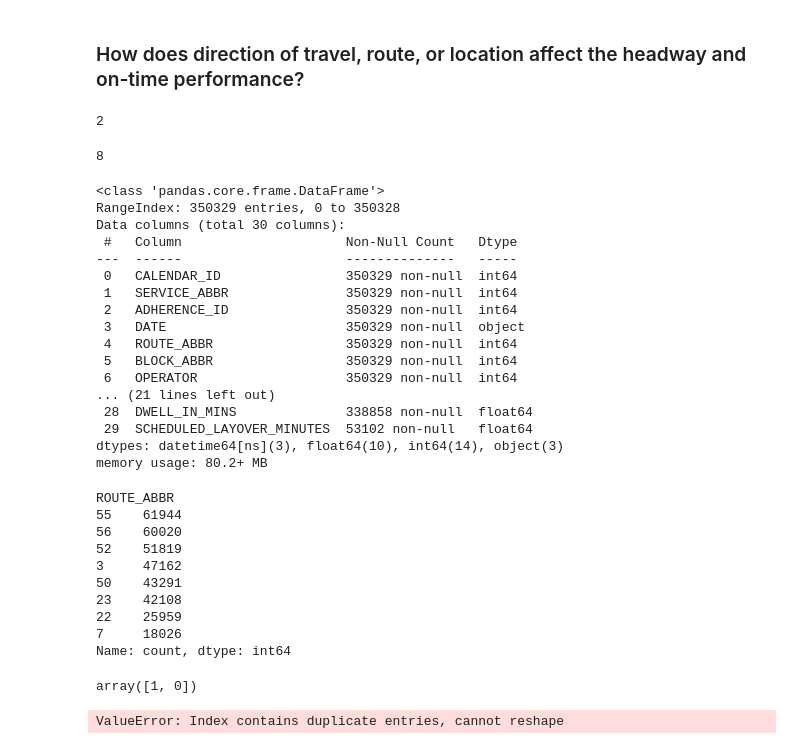
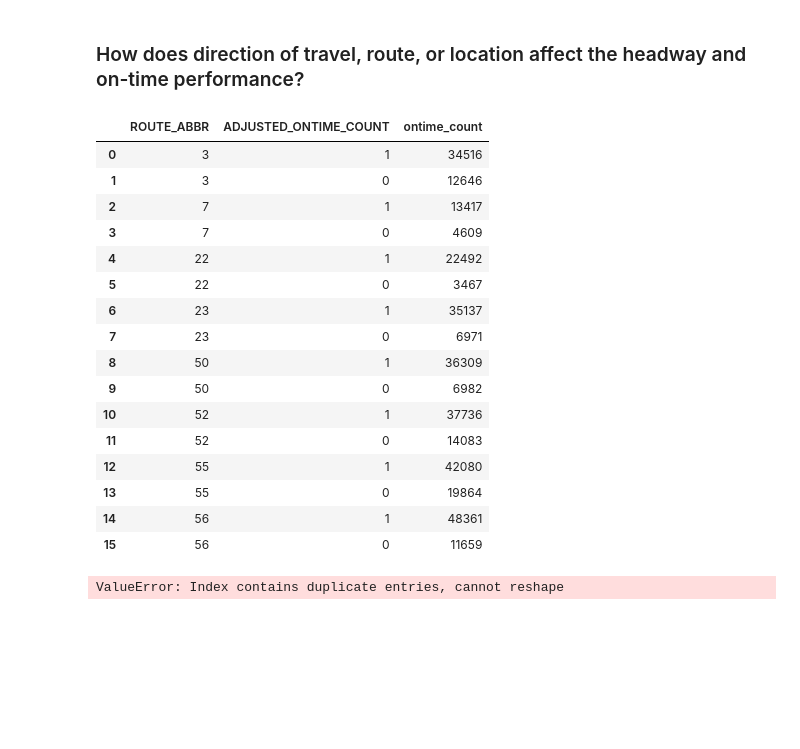
Before and after one commit to NSS-Data-Analytics-Cohort-11/wego-new-california-republic, a Jupyter notebook: notebooks/WeGo Data Introduction.ipynb, the cells around one changed output. Drawn from its saved outputs; the diff is of its cells as text; code cells hidden in the pictures; blank space fills up the shorter version.

```diff
--- a/notebooks/WeGo Data Introduction.ipynb
+++ b/notebooks/WeGo Data Introduction.ipynb
@@ -303,55 +303,30 @@ plt.show()
 [figure]
 # %% [markdown]
 ### How does direction of travel, route, or location affect the headway and on-time performance?
-# %%
-#adherence-by direction of travel - two variables
-wego['ROUTE_DIRECTION_NAME'].nunique()
-# %% [output]
-2
-# %%
-#adherence-by route - 8 variables
-wego['ROUTE_ABBR'].nunique()
-# %% [output]
-8
-# %%
-wego.info()
-# %% [output]
-<class 'pandas.core.frame.DataFrame'>
-RangeIndex: 350329 entries, 0 to 350328
-Data columns (total 30 columns):
- #   Column                     Non-Null Count   Dtype
----  ------                     --------------   -----
- 0   CALENDAR_ID                350329 non-null  int64
- 1   SERVICE_ABBR               350329 non-null  int64
- 2   ADHERENCE_ID               350329 non-null  int64
- 3   DATE                       350329 non-null  object
- 4   ROUTE_ABBR                 350329 non-null  int64
- 5   BLOCK_ABBR                 350329 non-null  int64
- 6   OPERATOR                   350329 non-null  int64
-... (21 lines left out)
- 28  DWELL_IN_MINS              338858 non-null  float64
- 29  SCHEDULED_LAYOVER_MINUTES  53102 non-null   float64
-dtypes: datetime64[ns](3), float64(10), int64(14), object(3)
-memory usage: 80.2+ MB
-# %%
-#wego[wego[['ROUTE_ABBR', 'ADJUSTED_ONTIME_COUNT']]].groupby(['ROUTE_ABBR'])
-wego['ADJUSTED_ONTIME_COUNT'].sum()
-wego['ROUTE_ABBR'].value_counts()
-# %% [output]
-ROUTE_ABBR
-55    61944
-56    60020
-52    51819
-3     47162
-50    43291
-23    42108
-22    25959
-7     18026
-Name: count, dtype: int64
-# %%
-wego['ADJUSTED_ONTIME_COUNT'].unique()
-# %% [output]
-array([1, 0])
+# %%
+#This gives a count of each route number's adjusted ontime count:
+wego[['ROUTE_ABBR', 'ADJUSTED_ONTIME_COUNT']].groupby(['ROUTE_ABBR'])['ADJUSTED_ONTIME_COUNT']\
+                                                        .value_counts()\
+                                                        .reset_index(name = 'ontime_count')\
+                                                        .sort_values(['ROUTE_ABBR'])
+# %% [output]
+|  | ROUTE_ABBR | ADJUSTED_ONTIME_COUNT | ontime_count |
+| 0 | 3 | 1 | 34516 |
+| 1 | 3 | 0 | 12646 |
+| 2 | 7 | 1 | 13417 |
+| 3 | 7 | 0 | 4609 |
+| 4 | 22 | 1 | 22492 |
+| 5 | 22 | 0 | 3467 |
+| 6 | 23 | 1 | 35137 |
+| 7 | 23 | 0 | 6971 |
+| 8 | 50 | 1 | 36309 |
+| 9 | 50 | 0 | 6982 |
+| 10 | 52 | 1 | 37736 |
+| 11 | 52 | 0 | 14083 |
+| 12 | 55 | 1 | 42080 |
+| 13 | 55 | 0 | 19864 |
+| 14 | 56 | 1 | 48361 |
+| 15 | 56 | 0 | 11659 |
 # %%
 #Stacked barplot with to or from downtown as stakced variables, route number as categories,
 #adjusted on time count as data values
```
Also changed, not shown: 2 other files.
